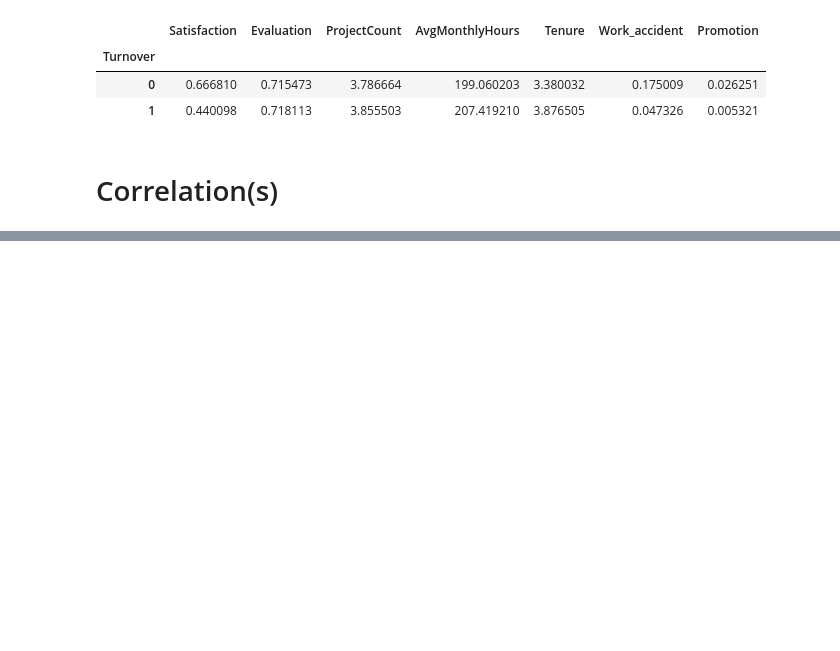
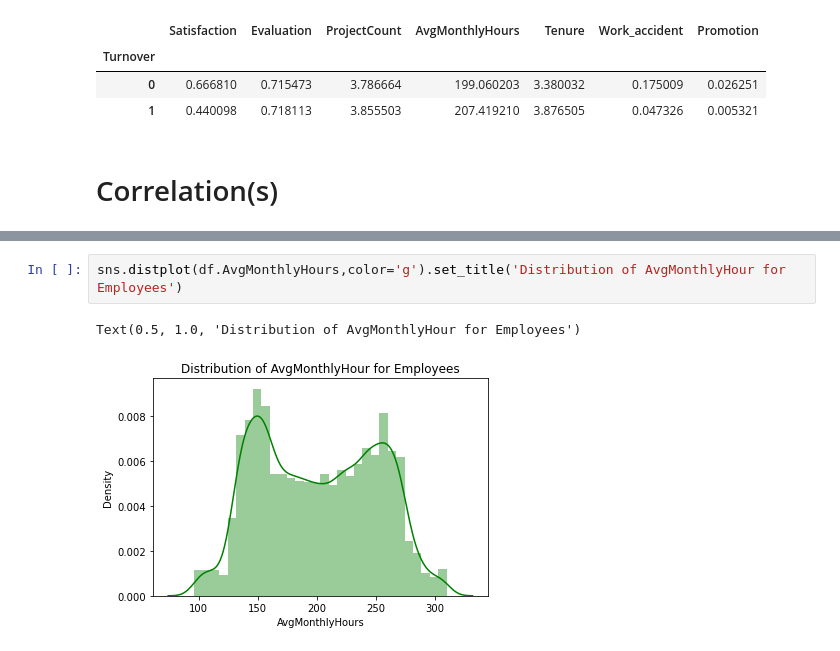
Before and after one commit to rajeski/People_Analytics, a Jupyter notebook: Employee_Turnover_Analysis.ipynb, the cells around one changed output, grey strips where cells are left out. Saved outputs shown, nothing was run; the diff lists cells and outputs as text; blank space fills up the shorter version.

```diff
--- a/Employee_Turnover_Analysis.ipynb
+++ b/Employee_Turnover_Analysis.ipynb
@@ -177,0 +259,5 @@ Text(0.5, 1.0, 'Heatmap of Correlation Matrix')
+# %%
+sns.distplot(df.AvgMonthlyHours,color='g').set_title('Distribution of AvgMonthlyHour for Employees')
+# %% [output]
+Text(0.5, 1.0, 'Distribution of AvgMonthlyHour for Employees')
+[figure, added]
```
Also changed, not shown: parts of 76 cells of this notebook.
